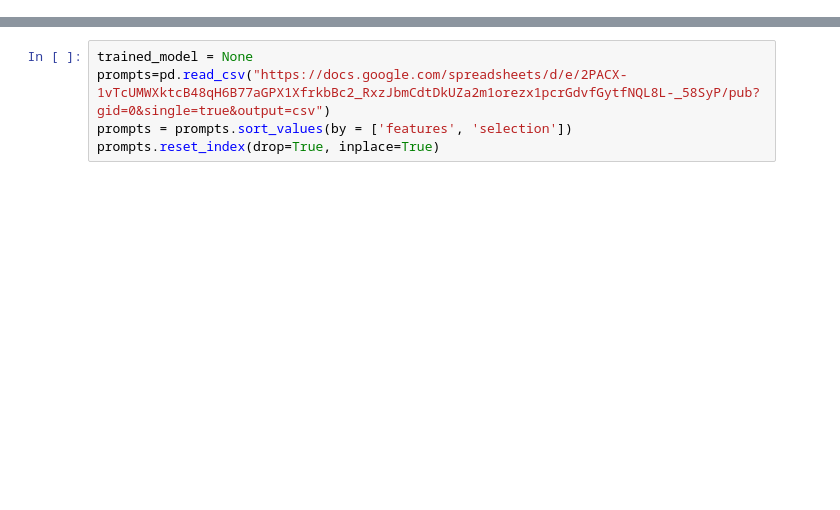
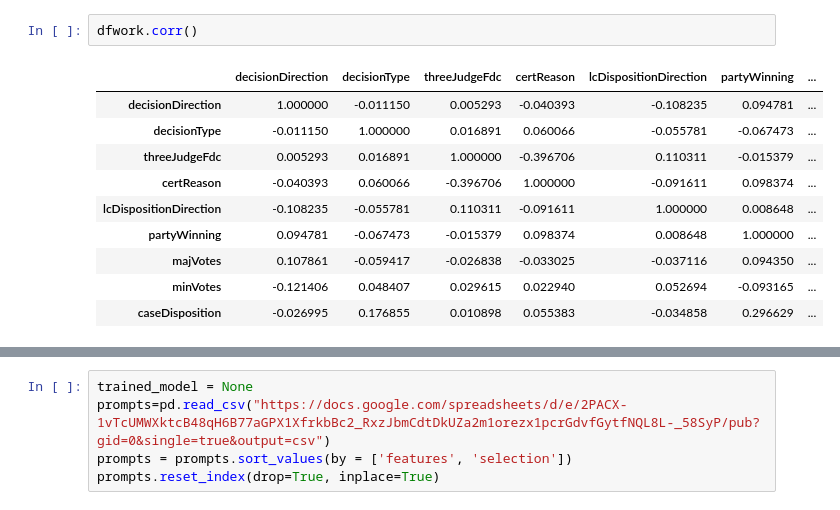
Before and after one commit to dipeshpandya/team_gohan, a Jupyter notebook: function_based_model.ipynb, the cells around one changed output, grey strips where cells are left out. Cells and saved outputs as stored; diff of their text form; blank space fills up the shorter version.

```diff
--- a/function_based_model.ipynb
+++ b/function_based_model.ipynb
@@ -16,0 +303,13 @@ import time
+# %%
+dfwork.corr()
+# %% [output]
+|  | decisionDirection | decisionType | threeJudgeFdc | certReason | lcDispositionDirection | partyWinning | ... |
+| decisionDirection | 1.000000 | -0.011150 | 0.005293 | -0.040393 | -0.108235 | 0.094781 | ... |
+| decisionType | -0.011150 | 1.000000 | 0.016891 | 0.060066 | -0.055781 | -0.067473 | ... |
+| threeJudgeFdc | 0.005293 | 0.016891 | 1.000000 | -0.396706 | 0.110311 | -0.015379 | ... |
+| certReason | -0.040393 | 0.060066 | -0.396706 | 1.000000 | -0.091611 | 0.098374 | ... |
+| lcDispositionDirection | -0.108235 | -0.055781 | 0.110311 | -0.091611 | 1.000000 | 0.008648 | ... |
+| partyWinning | 0.094781 | -0.067473 | -0.015379 | 0.098374 | 0.008648 | 1.000000 | ... |
+| majVotes | 0.107861 | -0.059417 | -0.026838 | -0.033025 | -0.037116 | 0.094350 | ... |
+| minVotes | -0.121406 | 0.048407 | 0.029615 | 0.022940 | 0.052694 | -0.093165 | ... |
+| caseDisposition | -0.026995 | 0.176855 | 0.010898 | 0.055383 | -0.034858 | 0.296629 | ... |
```
Also changed, not shown: parts of 27 cells of this notebook.
